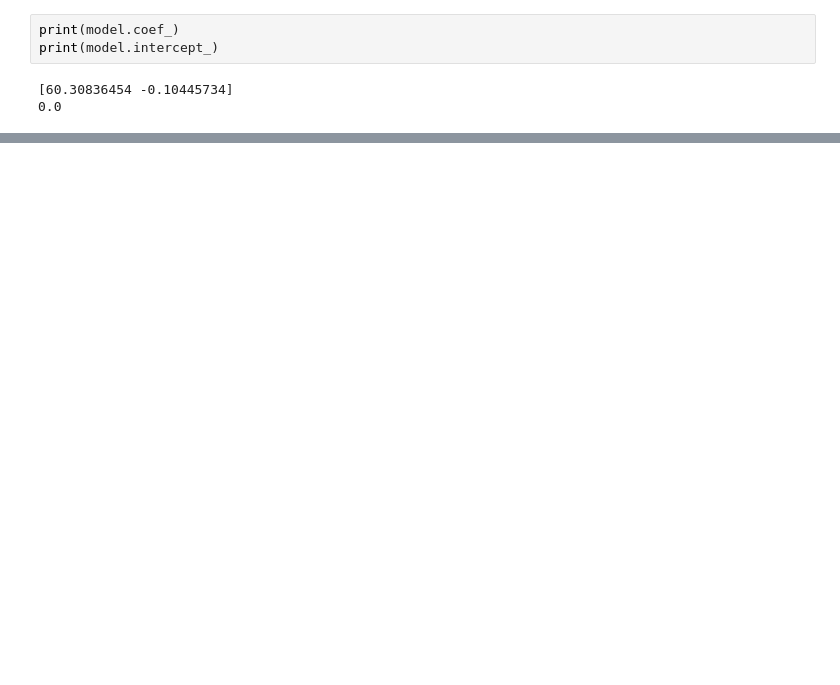
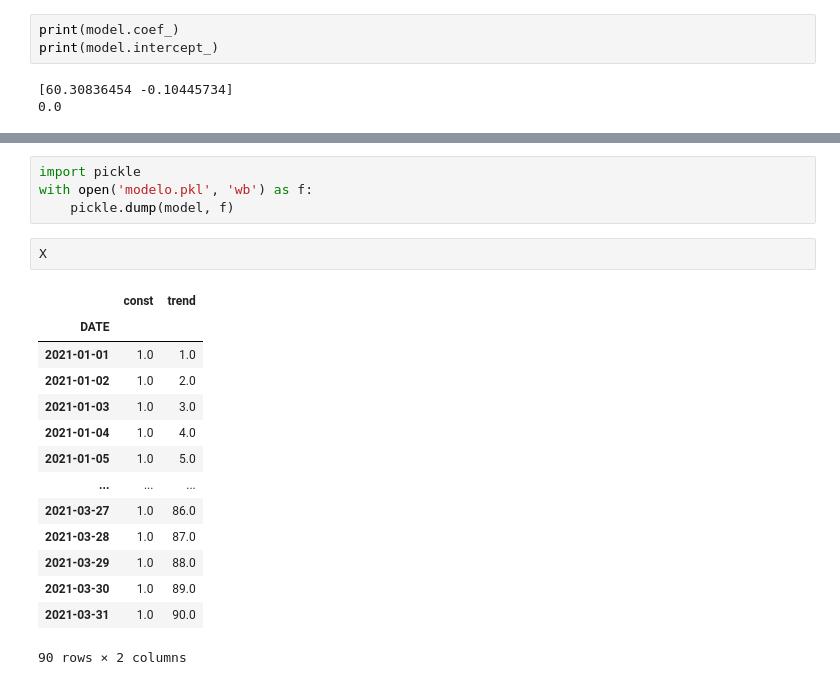
Before and after one commit to PABLOXAVIERMENDEZ/PROYECTO_MLP_PABLO_XAVIER_MENDEZ, a Jupyter notebook: src/model/my_final_model.ipynb, the cells around one changed output, grey strips where cells are left out. Cells and saved outputs as stored; diff of their text form; blank space fills up the shorter version.

```diff
--- a/src/model/my_final_model.ipynb
+++ b/src/model/my_final_model.ipynb
@@ -241,0 +337,21 @@ print(model.intercept_)
+# %%
+import pickle
+with open('modelo.pkl', 'wb') as f:
+    pickle.dump(model, f)
+# %%
+X
+# %% [output]
+|  | const | trend |
+| DATE |  |  |
+| 2021-01-01 | 1.0 | 1.0 |
+| 2021-01-02 | 1.0 | 2.0 |
+| 2021-01-03 | 1.0 | 3.0 |
+| 2021-01-04 | 1.0 | 4.0 |
+| 2021-01-05 | 1.0 | 5.0 |
+| ... | ... | ... |
+| 2021-03-27 | 1.0 | 86.0 |
+| 2021-03-28 | 1.0 | 87.0 |
+| 2021-03-29 | 1.0 | 88.0 |
+| 2021-03-30 | 1.0 | 89.0 |
+| 2021-03-31 | 1.0 | 90.0 |
+90 rows × 2 columns
```
Also changed, not shown: parts of 9 cells of this notebook.
